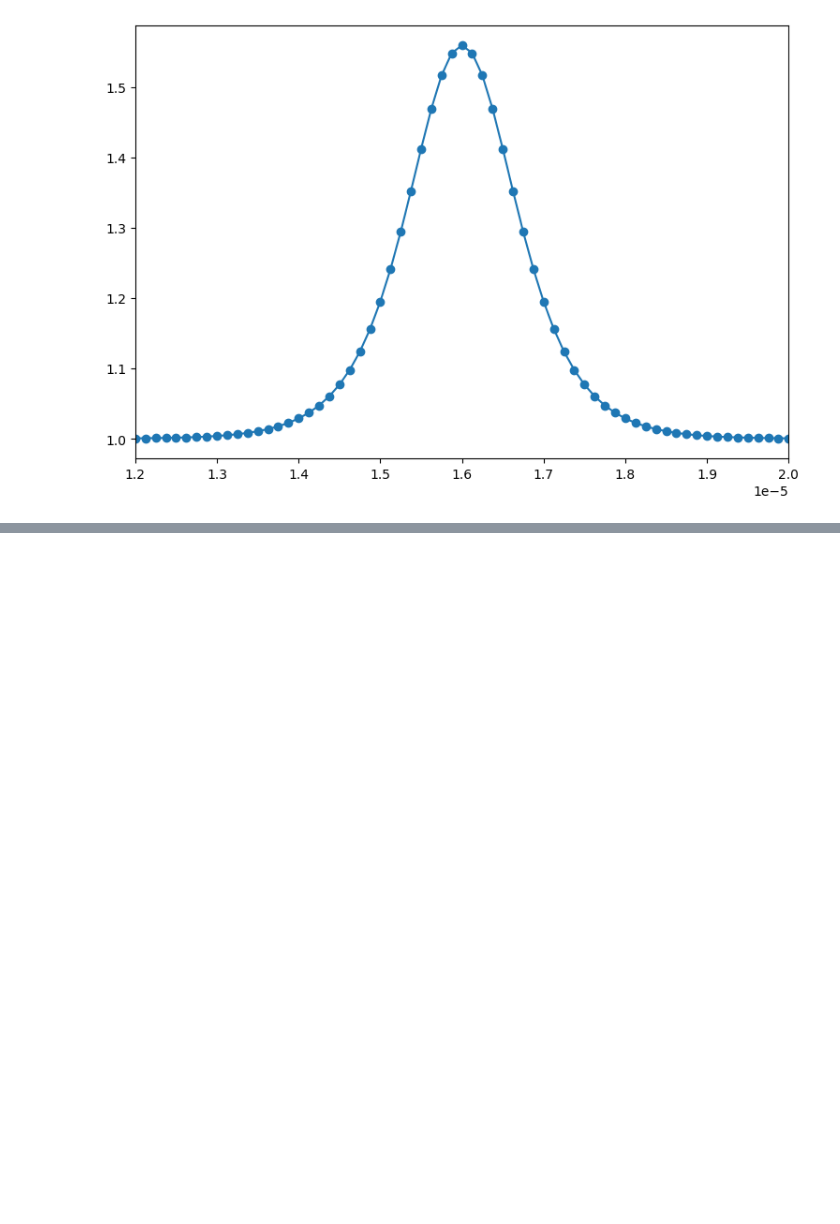
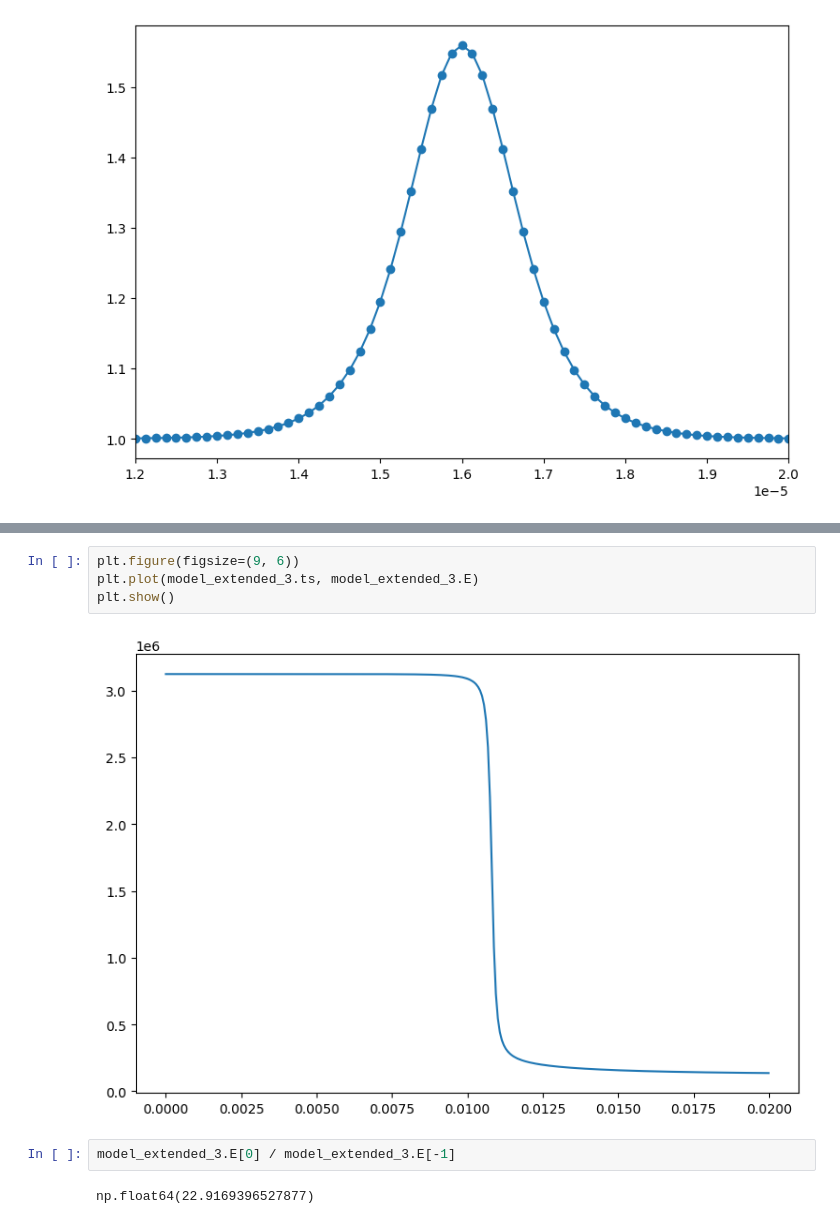
Before and after one commit to ponomarevandr/disruption, a Jupyter notebook: consensual_model/experiments/interpolating_functions/epsilon_opposite.ipynb, the cells around one changed output, grey strips where cells are left out. Cells and saved outputs as stored; diff of their text form; blank space fills up the shorter version.

```diff
--- a/consensual_model/experiments/interpolating_functions/epsilon_opposite.ipynb
+++ b/consensual_model/experiments/interpolating_functions/epsilon_opposite.ipynb
@@ -178,0 +189,10 @@ plt.show()
+# %%
+plt.figure(figsize=(9, 6))
+plt.plot(model_extended_3.ts, model_extended_3.E)
+plt.show()
+# %% [output]
+[figure, added]
+# %%
+model_extended_3.E[0] / model_extended_3.E[-1]
+# %% [output]
+np.float64(22.9169396527877)
```
Also changed, not shown: parts of 4 cells of this notebook, 3 other files.
